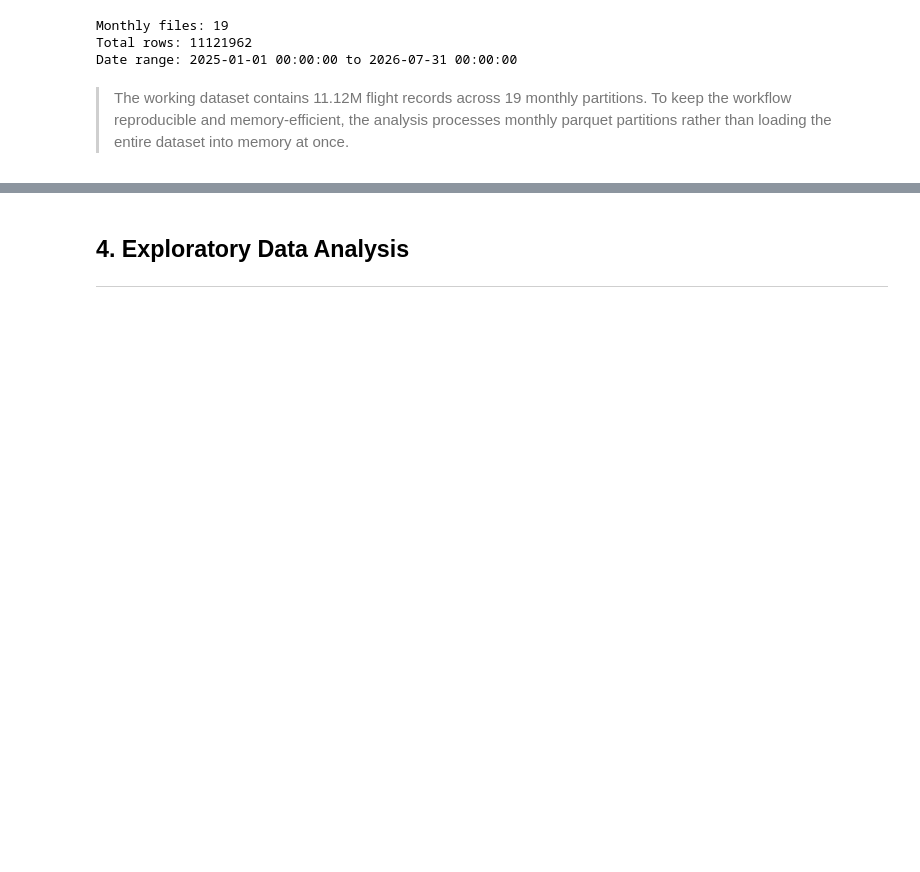
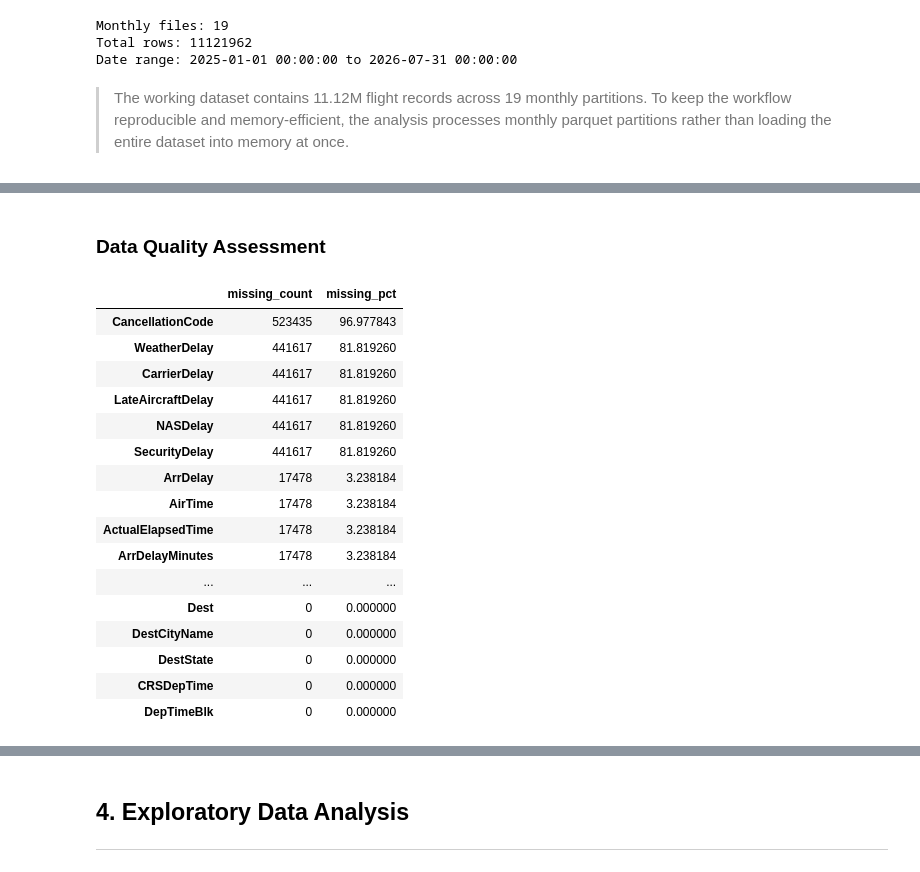
Before and after one commit to ashlabs/ai-programming-foundations-project, a Jupyter notebook: data_workflow.ipynb, the cells around one changed output, grey strips where cells are left out. Cells and saved outputs as stored; diff of their text form; code cells hidden in the pictures; blank space fills up the shorter version.

Commit message:
Add data quality assessment and cleaning workflow

```diff
--- a/data_workflow.ipynb
+++ b/data_workflow.ipynb
@@ -147,0 +151,31 @@ Date range: 2025-01-01 00:00:00 to 2026-07-31 00:00:00
+# %% [markdown]
+### Data Quality Assessment
+# %%
+missing_summary = (
+    sample_df.isna()
+    .sum()
+    .sort_values(ascending=False)
+    .to_frame("missing_count")
+)
+
+missing_summary["missing_pct"] = missing_summary["missing_count"]/len(sample_df) * 100
+
+missing_summary
+# %% [output]
+|  | missing_count | missing_pct |
+| CancellationCode | 523435 | 96.977843 |
+| WeatherDelay | 441617 | 81.819260 |
+| CarrierDelay | 441617 | 81.819260 |
+| LateAircraftDelay | 441617 | 81.819260 |
+| NASDelay | 441617 | 81.819260 |
+| SecurityDelay | 441617 | 81.819260 |
+| ArrDelay | 17478 | 3.238184 |
+| AirTime | 17478 | 3.238184 |
+| ActualElapsedTime | 17478 | 3.238184 |
+| ArrDelayMinutes | 17478 | 3.238184 |
+| ... | ... | ... |
+| Dest | 0 | 0.000000 |
+| DestCityName | 0 | 0.000000 |
+| DestState | 0 | 0.000000 |
+| CRSDepTime | 0 | 0.000000 |
+| DepTimeBlk | 0 | 0.000000 |
```
Also changed, not shown: parts of 16 cells of this notebook.
